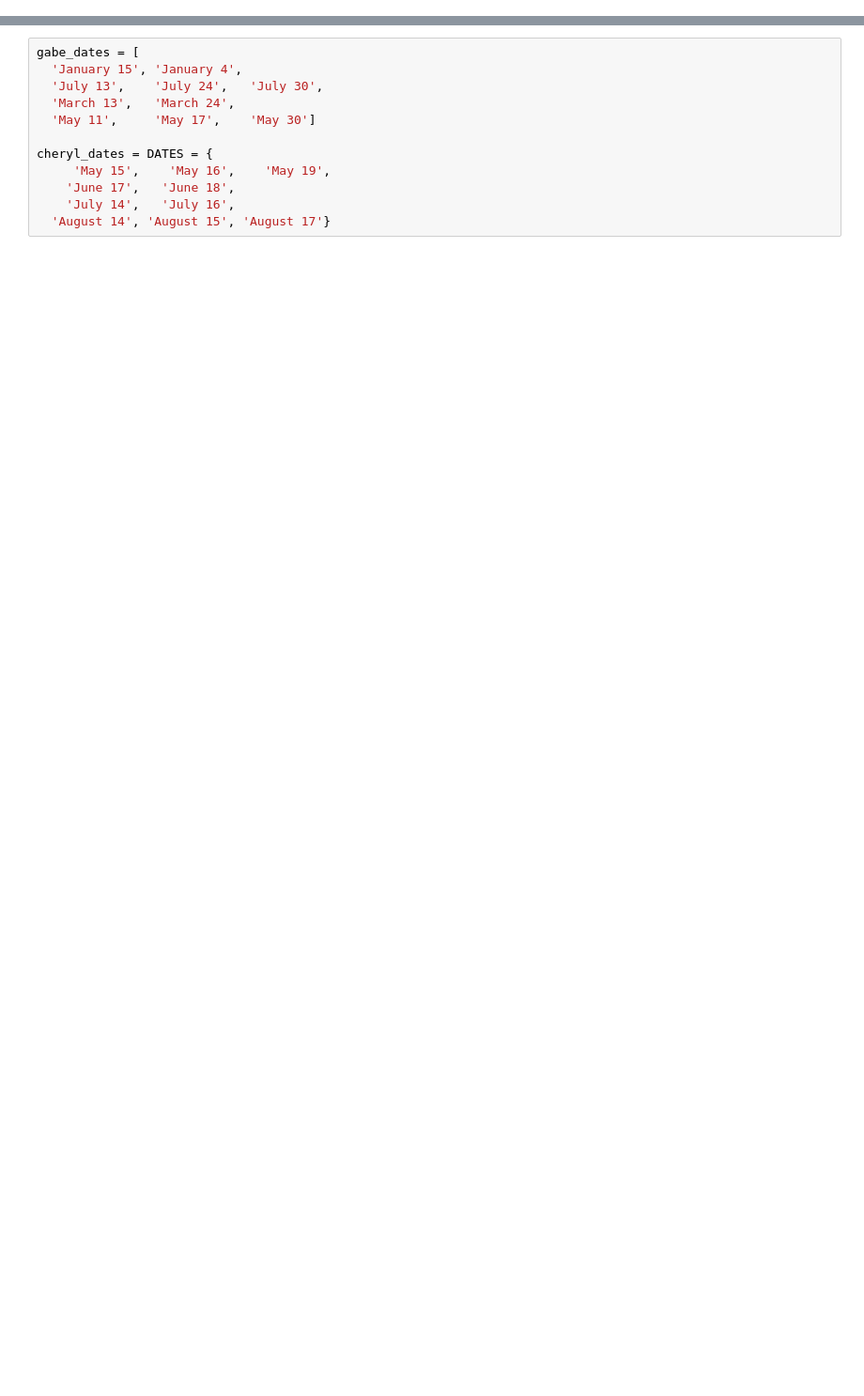
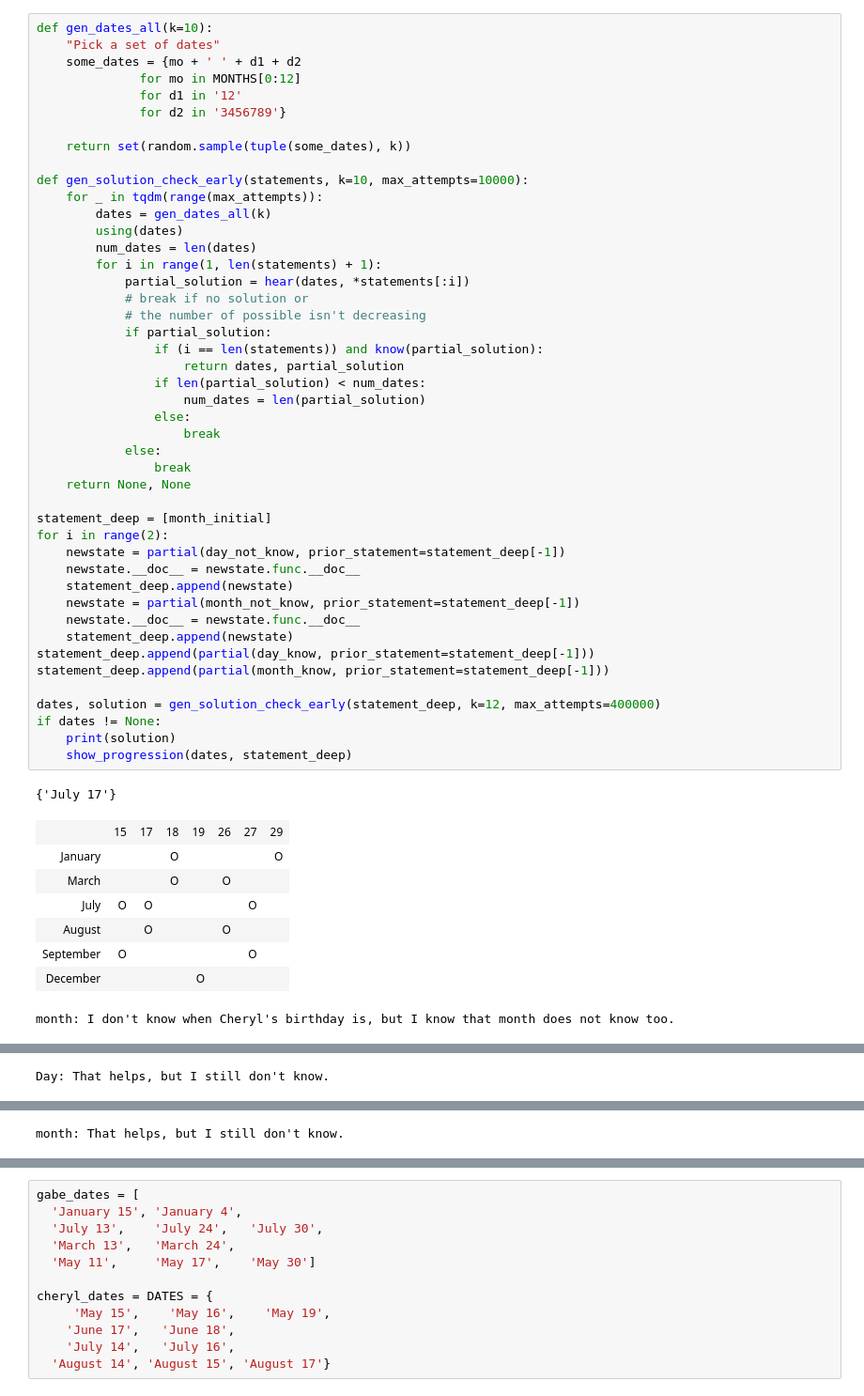
Before and after one commit to jhoward/code_shop, a Jupyter notebook: develup/notebooks/cheryls_birthday.ipynb, the cells around one changed output, grey strips where cells are left out. Shown: that part at 94% size. Cells and saved outputs as stored; diff of their text form; blank space fills up the shorter version.

```diff
--- a/develup/notebooks/cheryls_birthday.ipynb
+++ b/develup/notebooks/cheryls_birthday.ipynb
@@ -0,0 +390,55 @@
+# %%
+def gen_dates_all(k=10):
+    "Pick a set of dates"
+    some_dates = {mo + ' ' + d1 + d2
+              for mo in MONTHS[0:12]
+              for d1 in '12'
+              for d2 in '3456789'}
+
+    return set(random.sample(tuple(some_dates), k))
+
+def gen_solution_check_early(statements, k=10, max_attempts=10000):
+    for _ in tqdm(range(max_attempts)):
+        dates = gen_dates_all(k)
+        using(dates)
+        num_dates = len(dates)
+        for i in range(1, len(statements) + 1):
+            partial_solution = hear(dates, *statements[:i])
+            # break if no solution or
+            # the number of possible isn't decreasing
+            if partial_solution:
+                if (i == len(statements)) and know(partial_solution):
+                    return dates, partial_solution
+                if len(partial_solution) < num_dates:
+                    num_dates = len(partial_solution)
+                else:
+                    break
+            else:
+                break
+    return None, None
+
+statement_deep = [month_initial]
+for i in range(2):
+    newstate = partial(day_not_know, prior_statement=statement_deep[-1])
+    newstate.__doc__ = newstate.func.__doc__
+    statement_deep.append(newstate)
+    newstate = partial(month_not_know, prior_statement=statement_deep[-1])
+    newstate.__doc__ = newstate.func.__doc__
+    statement_deep.append(newstate)
+statement_deep.append(partial(day_know, prior_statement=statement_deep[-1]))
+statement_deep.append(partial(month_know, prior_statement=statement_deep[-1]))
+
+dates, solution = gen_solution_check_early(statement_deep, k=12, max_attempts=400000)
+if dates != None:
+    print(solution)
+    show_progression(dates, statement_deep)
+# %% [output]
+{'July 17'}
+|  | 15 | 17 | 18 | 19 | 26 | 27 | 29 |
+| January |  |  | O |  |  |  | O |
+| March |  |  | O |  | O |  |  |
+| July | O | O |  |  |  | O |  |
+| August |  | O |  |  | O |  |  |
+| September | O |  |  |  |  | O |  |
+| December |  |  |  | O |  |  |  |
+month: I don't know when Cheryl's birthday is, but I know that month does not know too.
@@ -0,0 +452 @@
+Day: That helps, but I still don't know.
@@ -0,0 +460 @@
+month: That helps, but I still don't know.
```
Also changed, not shown: parts of 31 cells of this notebook.
